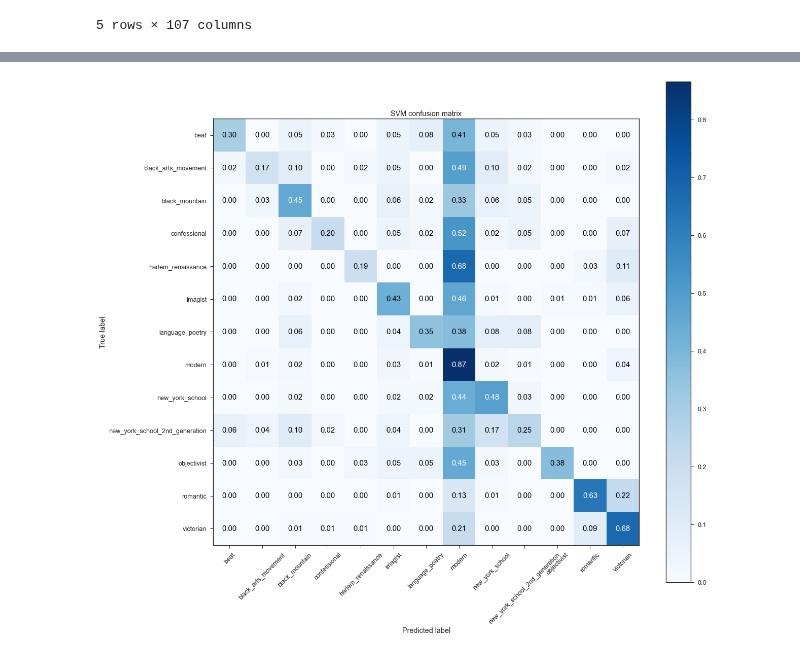
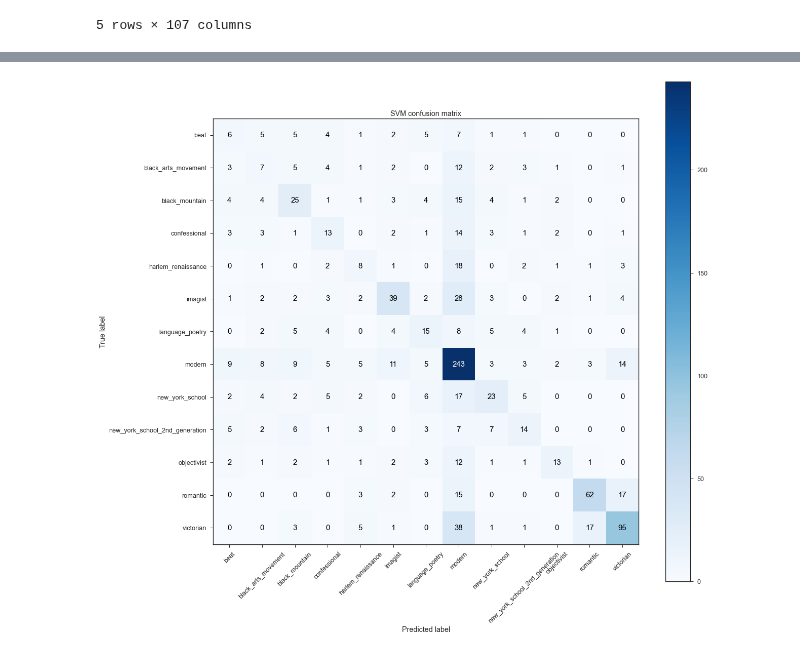
Before and after one commit to p-szymo/poetry_genre_classifier, a Jupyter notebook: 03_modeling_notebook-ALL-GENRES.ipynb, the cells around one changed output, grey strips where cells are left out. Drawn from its saved outputs; the diff is of its cells as text; code cells hidden in the pictures.

```diff
--- a/03_modeling_notebook-ALL-GENRES.ipynb
+++ b/03_modeling_notebook-ALL-GENRES.ipynb
@@ -1114,0 +1162,5 @@ X_test_scaled = scaler.transform(X_test2)
+# %%
+X_train_ultra = pd.concat([X_train_scaled_df, X_train2.iloc[:, 7:], X_train_word_vecs], ignore_index=True, axis=1)
+X_test_ultra = pd.concat([X_test_scaled_df, X_test2.iloc[:, 7:], X_test_word_vecs], axis=1)
+
+X_train_ultra.shape, X_test_ultra.shape
@@ -1116,8 +1170,8 @@ X_test_scaled = scaler.transform(X_test2)
 %%time
 
 # instantiate the model
-svm_doc2vec = SVC(C=.1, kernel='linear', class_weight='balanced')
+svm_doc2vec = SVC(C=1, kernel='linear', class_weight='balanced')
 
 # fit to the training set
-svm_doc2vec.fit(X_train_scaled, y_train2)
+svm_doc2vec.fit(X_train_ultra, y_train2)
 # %% [output]
@@ -1224,8 +1257,8 @@ X_test_scaled = scaler.transform(X_test3)
 %%time
 
 # instantiate the model
-svm_doc2vec = SVC(C=1, kernel='linear', class_weight='balanced')
+svm_doc2vec_tuned = SVC(C=9, kernel='linear', class_weight='balanced')
 
 # fit to the training set
-svm_doc2vec.fit(X_train_scaled, y_train3)
+svm_doc2vec_tuned.fit(X_train_ultra, y_train2)
 # %% [output]
@@ -1239,34 +1272,34 @@ SVC(C=1, break_ties=False, cache_size=200, class_weight='balanced', coef0=0.0,
 %%time
 
 # predict class for the train and test sets
-y_train_preds_svm_doc2vec = svm_doc2vec.predict(X_train_scaled)
-y_test_preds_svm_doc2vec = svm_doc2vec.predict(X_test_scaled)
+y_train_preds_svm_doc2vec_tuned = svm_doc2vec_tuned.predict(X_train_ultra)
+y_test_preds_svm_doc2vec_tuned = svm_doc2vec_tuned.predict(X_test_ultra)
 
 # print out accuracy and f1 scores for train set
-svm_doc2vec_acc_train = accuracy_score(y_train2, y_train_preds_svm_doc2vec)
-svm_doc2vec_f1_train = f1_score(y_train2, y_train_preds_svm_doc2vec, average='weighted')
+svm_doc2vec_tuned_acc_train = accuracy_score(y_train2, y_train_preds_svm_doc2vec_tuned)
+svm_doc2vec_tuned_f1_train = f1_score(y_train2, y_train_preds_svm_doc2vec_tuned, average='weighted')
 
 print('-----TRAIN-----')
-print(f'Accuracy: {svm_doc2vec_acc_train}')
-print(f'F1 score: {svm_doc2vec_f1_train}')
+print(f'Accuracy: {svm_doc2vec_tuned_acc_train}')
+print(f'F1 score: {svm_doc2vec_tuned_f1_train}')
 
 # print out accuracy and f1 scores for test set
-svm_doc2vec_acc_test = accuracy_score(y_test2, y_test_preds_svm_doc2vec)
-svm_doc2vec_f1_test = f1_score(y_test2, y_test_preds_svm_doc2vec, average='weighted')
+svm_doc2vec_tuned_acc_test = accuracy_score(y_test2, y_test_preds_svm_doc2vec_tuned)
+svm_doc2vec_tuned_f1_test = f1_score(y_test2, y_test_preds_svm_doc2vec_tuned, average='weighted')
 
 print('\n-----TEST-----')
-print(f'Accuracy: {svm_doc2vec_acc_test}')
-print(f'F1 score: {svm_doc2vec_f1_test}')
+print(f'Accuracy: {svm_doc2vec_tuned_acc_test}')
+print(f'F1 score: {svm_doc2vec_tuned_f1_test}')
 
 print('\n' + '-' * 100 + '\n')
 
 # print out report for test predictions
-print(classification_report(y_test2, y_test_preds_svm_doc2vec, target_names=list(y2.unique())))
+print(classification_report(y_test2, y_test_preds_svm_doc2vec_tuned, target_names=list(y2.unique())))
 
 print('\n' + '-' * 100 + '\n')
 
 # print out confusion matrix
 print("CONFUSION MATRIX:\n")
-print(confusion_matrix(y_test2, y_test_preds_svm_doc2vec))
+print(confusion_matrix(y_test2, y_test_preds_svm_doc2vec_tuned))
 # %% [output]
 -----TRAIN-----
@@ -1366,14 +1333,14 @@ Wall time: 9min 41s
 # %%
-cm = confusion_matrix(y_test, y_test_preds_svm_doc2vec2)
-classes = y.unique()
+cm = confusion_matrix(y_test2, y_test_preds_svm_doc2vec_tuned)
+classes = y2.unique()
 
 plt.figure(figsize=(18,16))
 plot_confusion_matrix(cm, classes,
-                          normalize=True,
+                          normalize=False,
                           title='SVM confusion matrix',
                           cmap=plt.cm.Blues);
 # %% [output]
-[figure, old version]
+[figure, new version]
 # %%
 # prettify graph
 plt.figure(figsize=(5,8))
```
Also changed, not shown: parts of 26 cells of this notebook, 3 other files.
